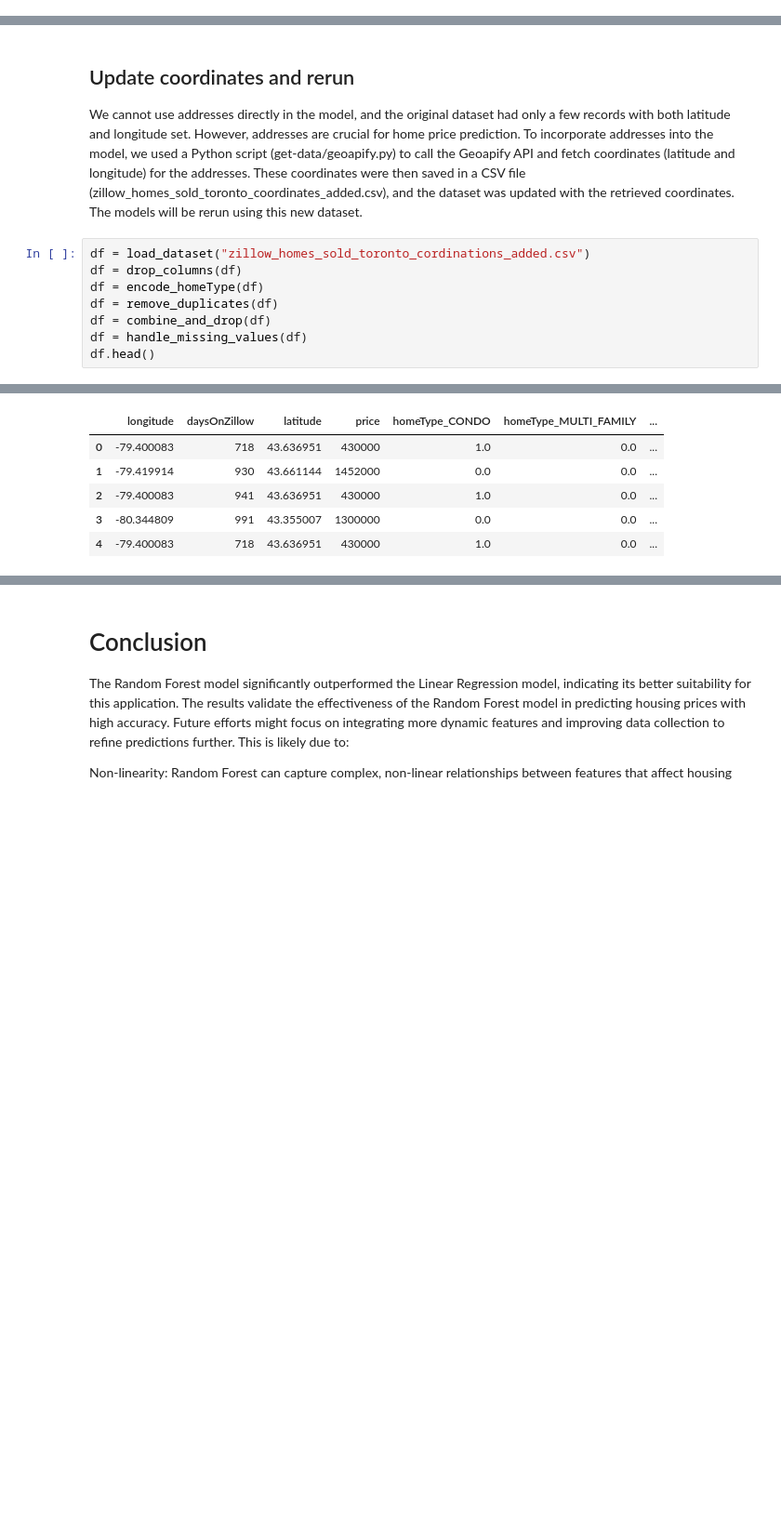
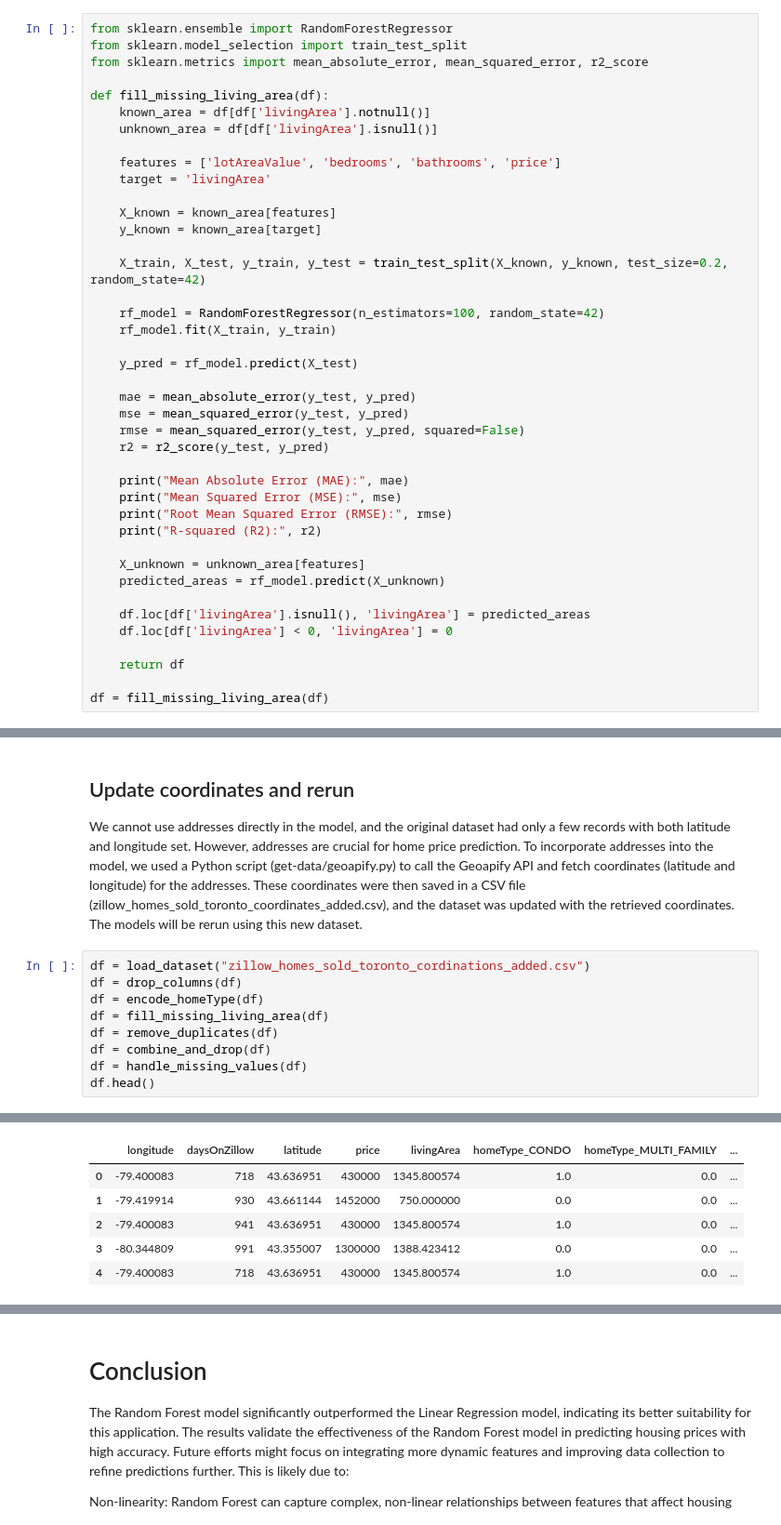
Before and after one commit to hamid42643/Toronto-Housing-Price-Prediction, a Jupyter notebook: HomePricePrediction.ipynb, the cells around one changed output, grey strips where cells are left out. Shown: that part at 93% size. Saved outputs shown, nothing was run; the diff lists cells and outputs as text; blank space fills up the shorter version.

```diff
--- a/HomePricePrediction.ipynb
+++ b/HomePricePrediction.ipynb
@@ -268,0 +268,41 @@ corrMat(df)
+# %%
+from sklearn.ensemble import RandomForestRegressor
+from sklearn.model_selection import train_test_split
+from sklearn.metrics import mean_absolute_error, mean_squared_error, r2_score
+
+def fill_missing_living_area(df):
+    known_area = df[df['livingArea'].notnull()]
+    unknown_area = df[df['livingArea'].isnull()]
+
+    features = ['lotAreaValue', 'bedrooms', 'bathrooms', 'price']
+    target = 'livingArea'
+
+    X_known = known_area[features]
+    y_known = known_area[target]
+
+    X_train, X_test, y_train, y_test = train_test_split(X_known, y_known, test_size=0.2, random_state=42)
+
+    rf_model = RandomForestRegressor(n_estimators=100, random_state=42)
+    rf_model.fit(X_train, y_train)
+
+    y_pred = rf_model.predict(X_test)
+
+    mae = mean_absolute_error(y_test, y_pred)
+    mse = mean_squared_error(y_test, y_pred)
+    rmse = mean_squared_error(y_test, y_pred, squared=False)
+    r2 = r2_score(y_test, y_pred)
+
+    print("Mean Absolute Error (MAE):", mae)
+    print("Mean Squared Error (MSE):", mse)
+    print("Root Mean Squared Error (RMSE):", rmse)
+    print("R-squared (R2):", r2)
+
+    X_unknown = unknown_area[features]
+    predicted_areas = rf_model.predict(X_unknown)
+
+    df.loc[df['livingArea'].isnull(), 'livingArea'] = predicted_areas
+    df.loc[df['livingArea'] < 0, 'livingArea'] = 0
+
+    return df
+
+df = fill_missing_living_area(df)
@@ -449,6 +493,7 @@ We cannot use addresses directly in the model, and the original dataset had only
 df = load_dataset("zillow_homes_sold_toronto_cordinations_added.csv")
 df = drop_columns(df)
 df = encode_homeType(df)
+df = fill_missing_living_area(df)
 df = remove_duplicates(df)
 df = combine_and_drop(df)
 df = handle_missing_values(df)
@@ -463,12 +512,12 @@ Number of rows: 5220
 Duplicates before: 857
 Duplicates after: 0
 Number of rows: 4363
-|  | longitude | daysOnZillow | latitude | price | homeType_CONDO | homeType_MULTI_FAMILY | ... |
-| 0 | -79.400083 | 718 | 43.636951 | 430000 | 1.0 | 0.0 | ... |
-| 1 | -79.419914 | 930 | 43.661144 | 1452000 | 0.0 | 0.0 | ... |
-| 2 | -79.400083 | 941 | 43.636951 | 430000 | 1.0 | 0.0 | ... |
-| 3 | -80.344809 | 991 | 43.355007 | 1300000 | 0.0 | 0.0 | ... |
-| 4 | -79.400083 | 718 | 43.636951 | 430000 | 1.0 | 0.0 | ... |
+|  | longitude | daysOnZillow | latitude | price | livingArea | homeType_CONDO | homeType_MULTI_FAMILY | ... |
+| 0 | -79.400083 | 718 | 43.636951 | 430000 | 1345.800574 | 1.0 | 0.0 | ... |
+| 1 | -79.419914 | 930 | 43.661144 | 1452000 | 750.000000 | 0.0 | 0.0 | ... |
+| 2 | -79.400083 | 941 | 43.636951 | 430000 | 1345.800574 | 1.0 | 0.0 | ... |
+| 3 | -80.344809 | 991 | 43.355007 | 1300000 | 1388.423412 | 0.0 | 0.0 | ... |
+| 4 | -79.400083 | 718 | 43.636951 | 430000 | 1345.800574 | 1.0 | 0.0 | ... |
 # %%
 y_test_lin, y_pred_lin = train_linear_regression(df, 'price')
 calculate_metrics(y_test_lin, y_pred_lin, "Linear Regression")
```
Also changed, not shown: parts of 14 cells of this notebook, 1 other file.
